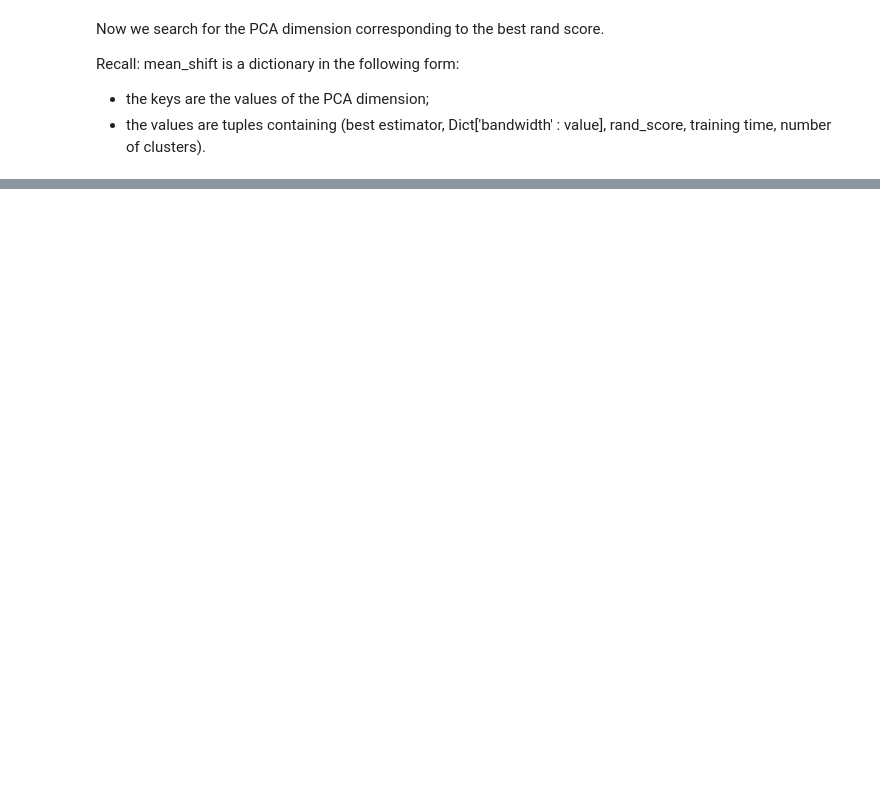
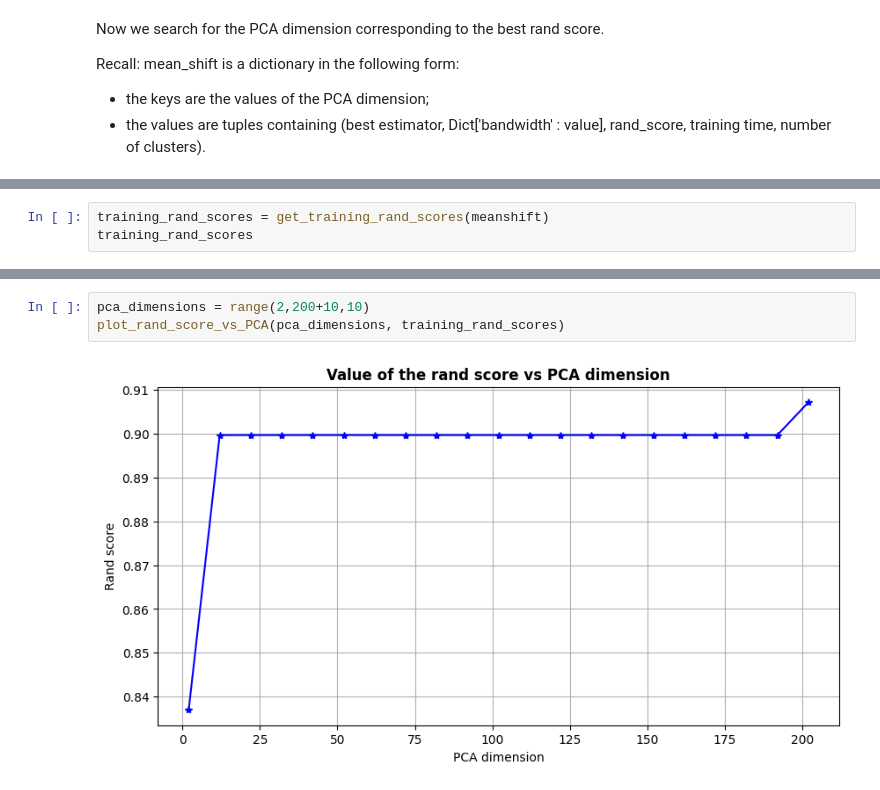
Before and after one commit to NicolaAggio/Handwritten-digit-clustering, a Jupyter notebook: MeanShift.ipynb, the cells around one changed output, grey strips where cells are left out. Drawn from its saved outputs; the diff is of its cells as text; blank space fills up the shorter version.

```diff
--- a/MeanShift.ipynb
+++ b/MeanShift.ipynb
@@ -38,0 +41,3 @@ best_PCA(meanshift)
+# %%
+training_rand_scores = get_training_rand_scores(meanshift)
+training_rand_scores
@@ -38,0 +83,5 @@ best_PCA(meanshift)
+# %%
+pca_dimensions = range(2,200+10,10)
+plot_rand_score_vs_PCA(pca_dimensions, training_rand_scores)
+# %% [output]
+[figure, added]
```
Also changed, not shown: parts of 14 cells of this notebook, 3 other files.
